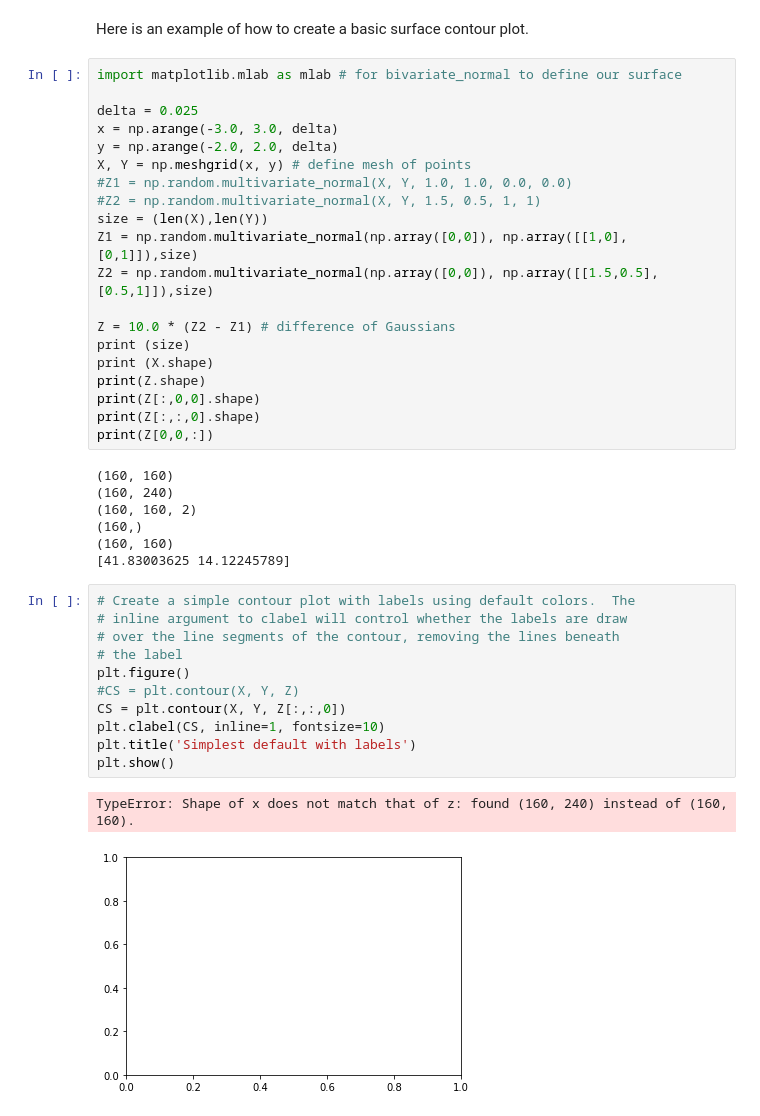
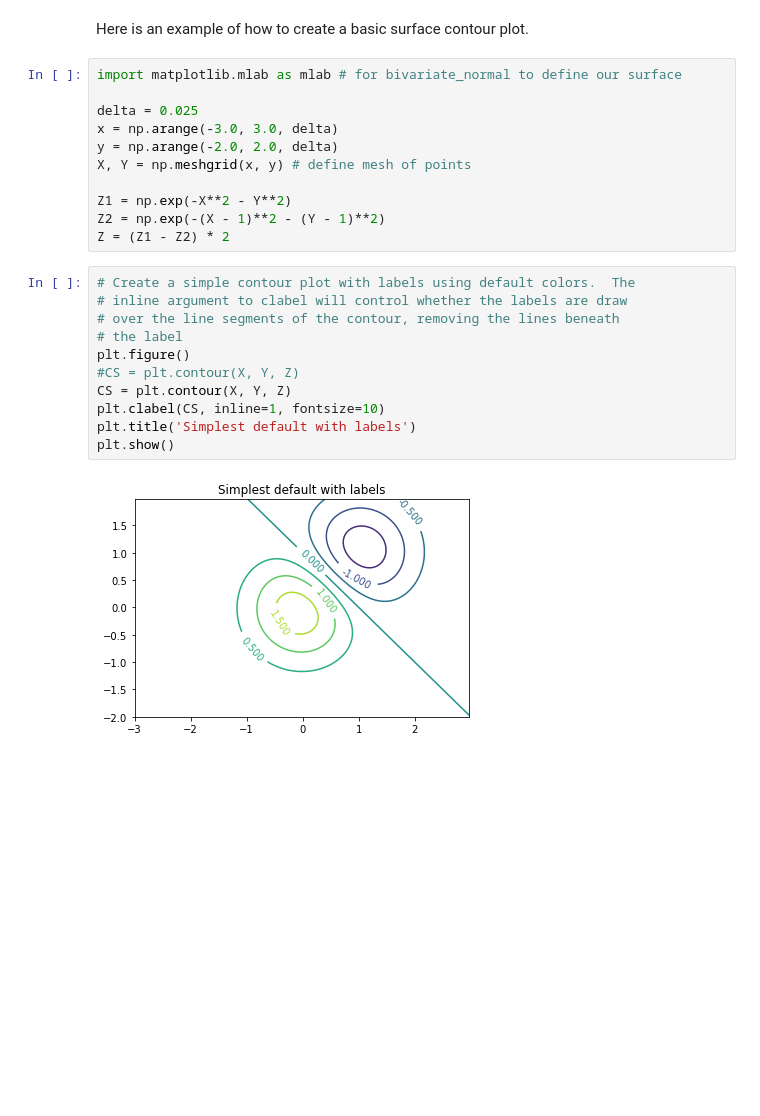
Before and after one commit to JeffreyILipton/ME480, a Jupyter notebook: 08-Scientific Python.ipynb, the cells around one changed output. Cells and saved outputs as stored; diff of their text form; blank space fills up the shorter version.

```diff
--- a/08-Scientific Python.ipynb
+++ b/08-Scientific Python.ipynb
@@ -91,37 +91,20 @@ delta = 0.025
 x = np.arange(-3.0, 3.0, delta)
 y = np.arange(-2.0, 2.0, delta)
 X, Y = np.meshgrid(x, y) # define mesh of points
-#Z1 = np.random.multivariate_normal(X, Y, 1.0, 1.0, 0.0, 0.0)
-#Z2 = np.random.multivariate_normal(X, Y, 1.5, 0.5, 1, 1)
-size = (len(X),len(Y))
-Z1 = np.random.multivariate_normal(np.array([0,0]), np.array([[1,0],[0,1]]),size)
-Z2 = np.random.multivariate_normal(np.array([0,0]), np.array([[1.5,0.5],[0.5,1]]),size)
 
-Z = 10.0 * (Z2 - Z1) # difference of Gaussians
-print (size)
-print (X.shape)
-print(Z.shape)
-print(Z[:,0,0].shape)
-print(Z[:,:,0].shape)
-print(Z[0,0,:])
+Z1 = np.exp(-X**2 - Y**2)
+Z2 = np.exp(-(X - 1)**2 - (Y - 1)**2)
+Z = (Z1 - Z2) * 2
-# %% [output]
-(160, 160)
-(160, 240)
-(160, 160, 2)
-(160,)
-(160, 160)
-[41.83003625 14.12245789]
 # %%
 # Create a simple contour plot with labels using default colors.  The
 # inline argument to clabel will control whether the labels are draw
 # over the line segments of the contour, removing the lines beneath
 # the label
 plt.figure()
 #CS = plt.contour(X, Y, Z)
-CS = plt.contour(X, Y, Z[:,:,0])
+CS = plt.contour(X, Y, Z)
 plt.clabel(CS, inline=1, fontsize=10)
 plt.title('Simplest default with labels')
 plt.show()
 # %% [output]
-TypeError: Shape of x does not match that of z: found (160, 240) instead of (160, 160).
-[figure, old version]
+[figure, new version]
```
Also changed, not shown: 1 other file.
